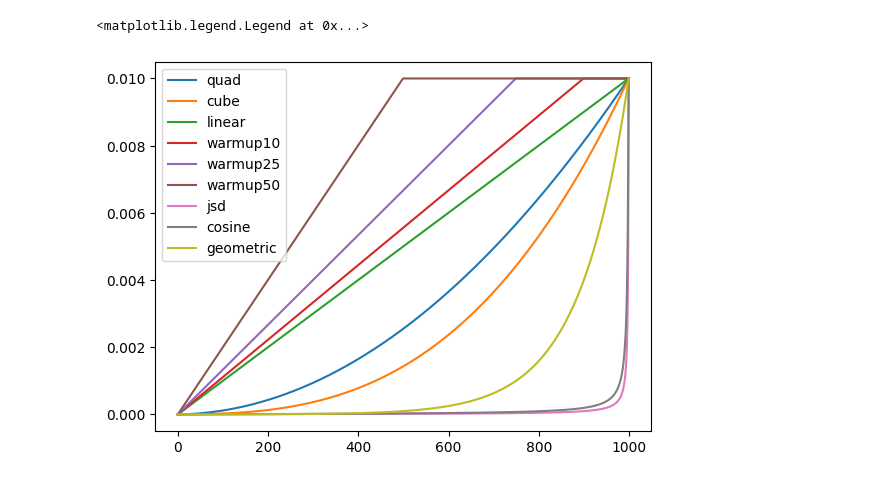
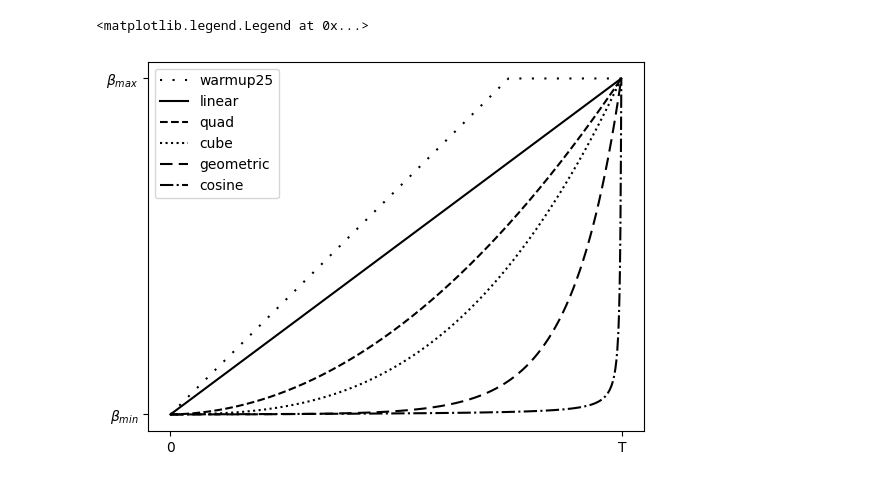
Before and after one commit to asy51/Palette-Image-to-Image-Diffusion-Models, a Jupyter notebook: schedule_chart.ipynb, the cells around one changed output. Saved outputs shown, nothing was run; the diff lists cells and outputs as text; code cells hidden in the pictures.

```diff
--- a/schedule_chart.ipynb
+++ b/schedule_chart.ipynb
@@ -53,16 +53,18 @@ def make_beta_schedule(schedule, n_timestep, linear_start=1e-6, linear_end=1e-2,
         raise NotImplementedError(schedule)
     return betas
 # %%
-plt.plot(make_beta_schedule('quad', 1000), label='quad')
-plt.plot(make_beta_schedule('cube', 1000), label='cube')
-plt.plot(make_beta_schedule('linear', 1000), label='linear')
-plt.plot(make_beta_schedule('warmup10', 1000), label='warmup10')
-plt.plot(make_beta_schedule('warmup25', 1000), label='warmup25')
-plt.plot(make_beta_schedule('warmup50', 1000), label='warmup50')
-plt.plot(make_beta_schedule('jsd', 1000), label='jsd')
-plt.plot(make_beta_schedule("cosine", 1000), label="cosine")
-plt.plot(make_beta_schedule('geometric', 1000), label='geometric')
+plt.plot(make_beta_schedule('warmup25', 1000), 'k', linestyle=(0, (1, 5)), label='warmup25')
+plt.plot(make_beta_schedule('linear', 1000), 'k-', label='linear')
+plt.plot(make_beta_schedule('quad', 1000), 'k--', label='quad')
+plt.plot(make_beta_schedule('cube', 1000), 'k:', label='cube')
+plt.plot(make_beta_schedule('geometric', 1000), 'k', linestyle=(0, (6, 3)), label='geometric')
+plt.plot(make_beta_schedule("cosine", 1000), 'k-.', label="cosine")
+# plt.plot(make_beta_schedule('warmup10', 1000), 'k-', label='warmup10')
+# plt.plot(make_beta_schedule('warmup50', 1000), 'k-', label='warmup50')
+# plt.plot(make_beta_schedule('jsd', 1000), 'k-', label='jsd')
+plt.xticks([0, 1000], ["0", "T"])
+plt.yticks([0, 0.01], [r"$\beta_{min}$", r"$\beta_{max}$"])
 plt.legend()
 # %% [output]
 <matplotlib.legend.Legend at 0x...>
-[figure, old version]
+[figure, new version]
```
Also changed, not shown: 1 other file.
